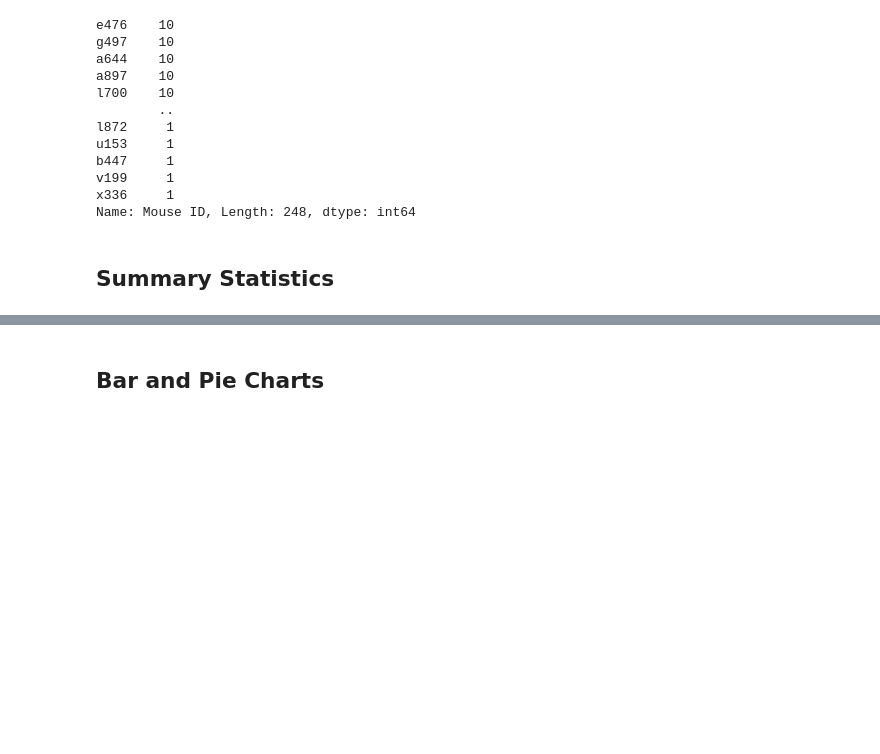
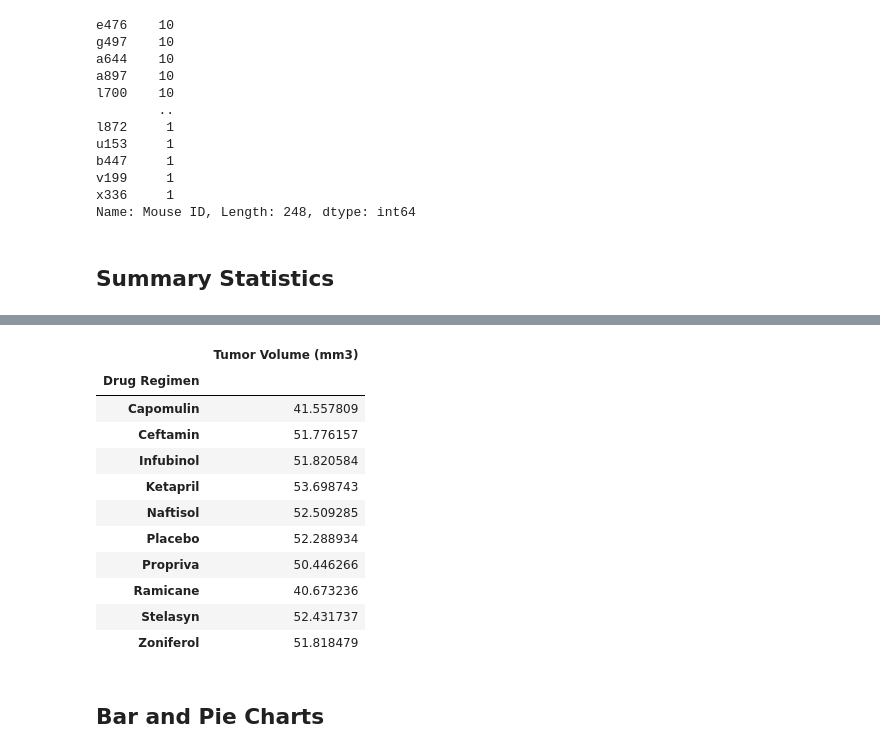
Before and after one commit to ehvandervorst/Matplot-challenge, a Jupyter notebook: pymaceuticals.ipynb, the cells around one changed output, grey strips where cells are left out. Drawn from its saved outputs; the diff is of its cells as text; code cells hidden in the pictures; blank space fills up the shorter version.

```diff
--- a/pymaceuticals.ipynb
+++ b/pymaceuticals.ipynb
@@ -136,0 +152,16 @@ tumor_summary_sem
+# %%
+summary_median = study_data_complete.groupby(['Drug Regimen'])[["Tumor Volume (mm3)"]].median()
+summary_median
+# %% [output]
+|  | Tumor Volume (mm3) |
+| Drug Regimen |  |
+| Capomulin | 41.557809 |
+| Ceftamin | 51.776157 |
+| Infubinol | 51.820584 |
+| Ketapril | 53.698743 |
+| Naftisol | 52.509285 |
+| Placebo | 52.288934 |
+| Propriva | 50.446266 |
+| Ramicane | 40.673236 |
+| Stelasyn | 52.431737 |
+| Zoniferol | 51.818479 |
```
Also changed, not shown: parts of 3 cells of this notebook.
